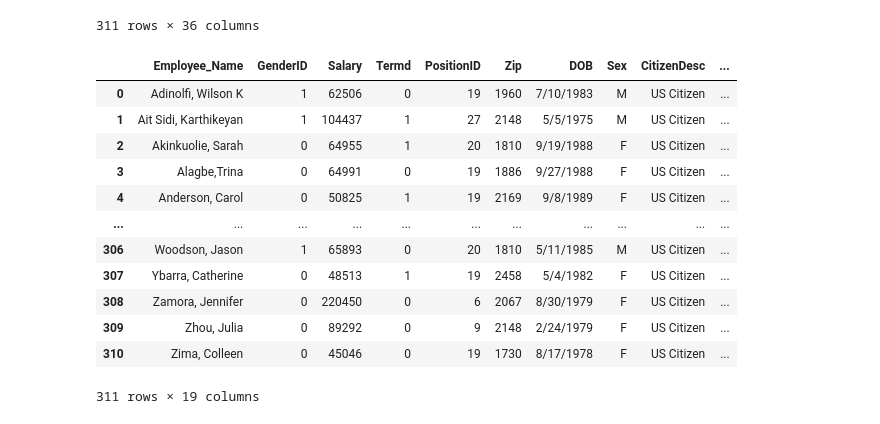
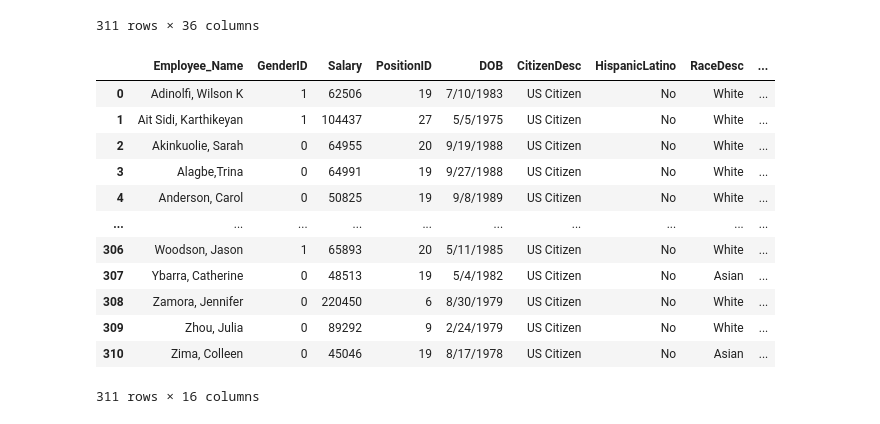
Before and after one commit to akazachk-teaching/Project-Group-5, a Jupyter notebook: project-code.ipynb, the cells around one changed output. Saved outputs shown, nothing was run; the diff lists cells and outputs as text; code cells hidden in the pictures.

Commit message:
Finished cleaning the data and noted next steps in the last cell

```diff
--- a/project-code.ipynb
+++ b/project-code.ipynb
@@ -25,19 +25,19 @@ data
 311 rows × 36 columns
 # %%
 #dropping irrelevant columns
-data_cleaned = data.drop(columns = ['EmpID','MarriedID','MaritalStatusID', 'EmpStatusID', 'DeptID', 'PerfScoreID', 'FromDiversityJobFairID', 'ManagerName','ManagerID','State','Position','MaritalDesc','Department','ManagerName','ManagerID','RecruitmentSource','EngagementSurvey','LastPerformanceReview_Date', 'TermReason'])
+data_cleaned = data.drop(columns = ['Termd','Zip','Sex','EmpID','MarriedID','MaritalStatusID', 'EmpStatusID', 'DeptID', 'PerfScoreID', 'FromDiversityJobFairID', 'ManagerName','ManagerID','State','Position','MaritalDesc','Department','ManagerName','ManagerID','RecruitmentSource','EngagementSurvey','LastPerformanceReview_Date', 'TermReason'])
 data_cleaned
 # %% [output]
-|  | Employee_Name | GenderID | Salary | Termd | PositionID | Zip | DOB | Sex | CitizenDesc | ... |
-| 0 | Adinolfi, Wilson K | 1 | 62506 | 0 | 19 | 1960 | 7/10/1983 | M | US Citizen | ... |
-| 1 | Ait Sidi, Karthikeyan | 1 | 104437 | 1 | 27 | 2148 | 5/5/1975 | M | US Citizen | ... |
-| 2 | Akinkuolie, Sarah | 0 | 64955 | 1 | 20 | 1810 | 9/19/1988 | F | US Citizen | ... |
-| 3 | Alagbe,Trina | 0 | 64991 | 0 | 19 | 1886 | 9/27/1988 | F | US Citizen | ... |
-| 4 | Anderson, Carol | 0 | 50825 | 1 | 19 | 2169 | 9/8/1989 | F | US Citizen | ... |
-| ... | ... | ... | ... | ... | ... | ... | ... | ... | ... | ... |
-| 306 | Woodson, Jason | 1 | 65893 | 0 | 20 | 1810 | 5/11/1985 | M | US Citizen | ... |
-| 307 | Ybarra, Catherine | 0 | 48513 | 1 | 19 | 2458 | 5/4/1982 | F | US Citizen | ... |
-| 308 | Zamora, Jennifer | 0 | 220450 | 0 | 6 | 2067 | 8/30/1979 | F | US Citizen | ... |
-| 309 | Zhou, Julia | 0 | 89292 | 0 | 9 | 2148 | 2/24/1979 | F | US Citizen | ... |
-| 310 | Zima, Colleen | 0 | 45046 | 0 | 19 | 1730 | 8/17/1978 | F | US Citizen | ... |
+|  | Employee_Name | GenderID | Salary | PositionID | DOB | CitizenDesc | HispanicLatino | RaceDesc | ... |
+| 0 | Adinolfi, Wilson K | 1 | 62506 | 19 | 7/10/1983 | US Citizen | No | White | ... |
+| 1 | Ait Sidi, Karthikeyan | 1 | 104437 | 27 | 5/5/1975 | US Citizen | No | White | ... |
+| 2 | Akinkuolie, Sarah | 0 | 64955 | 20 | 9/19/1988 | US Citizen | No | White | ... |
+| 3 | Alagbe,Trina | 0 | 64991 | 19 | 9/27/1988 | US Citizen | No | White | ... |
+| 4 | Anderson, Carol | 0 | 50825 | 19 | 9/8/1989 | US Citizen | No | White | ... |
+| ... | ... | ... | ... | ... | ... | ... | ... | ... | ... |
+| 306 | Woodson, Jason | 1 | 65893 | 20 | 5/11/1985 | US Citizen | No | White | ... |
+| 307 | Ybarra, Catherine | 0 | 48513 | 19 | 5/4/1982 | US Citizen | No | Asian | ... |
+| 308 | Zamora, Jennifer | 0 | 220450 | 6 | 8/30/1979 | US Citizen | No | White | ... |
+| 309 | Zhou, Julia | 0 | 89292 | 9 | 2/24/1979 | US Citizen | No | White | ... |
+| 310 | Zima, Colleen | 0 | 45046 | 19 | 8/17/1978 | US Citizen | No | Asian | ... |
-311 rows × 19 columns
+311 rows × 16 columns
```
Also changed, not shown: parts of 5 cells of this notebook.
